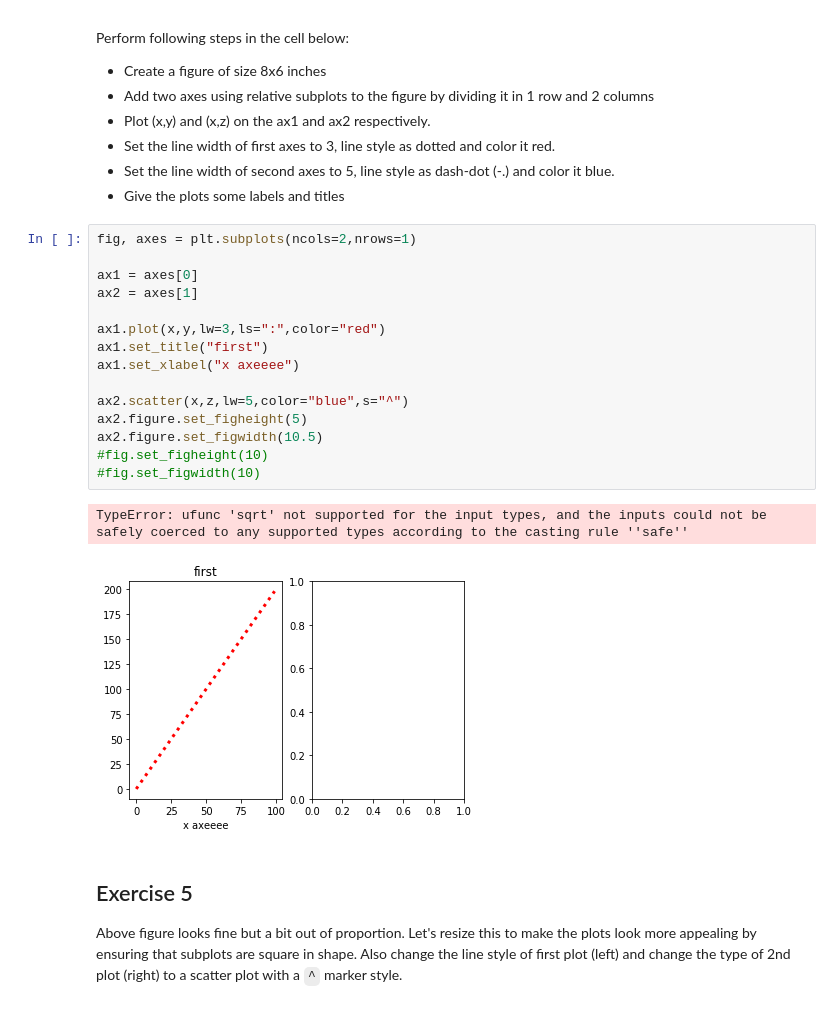
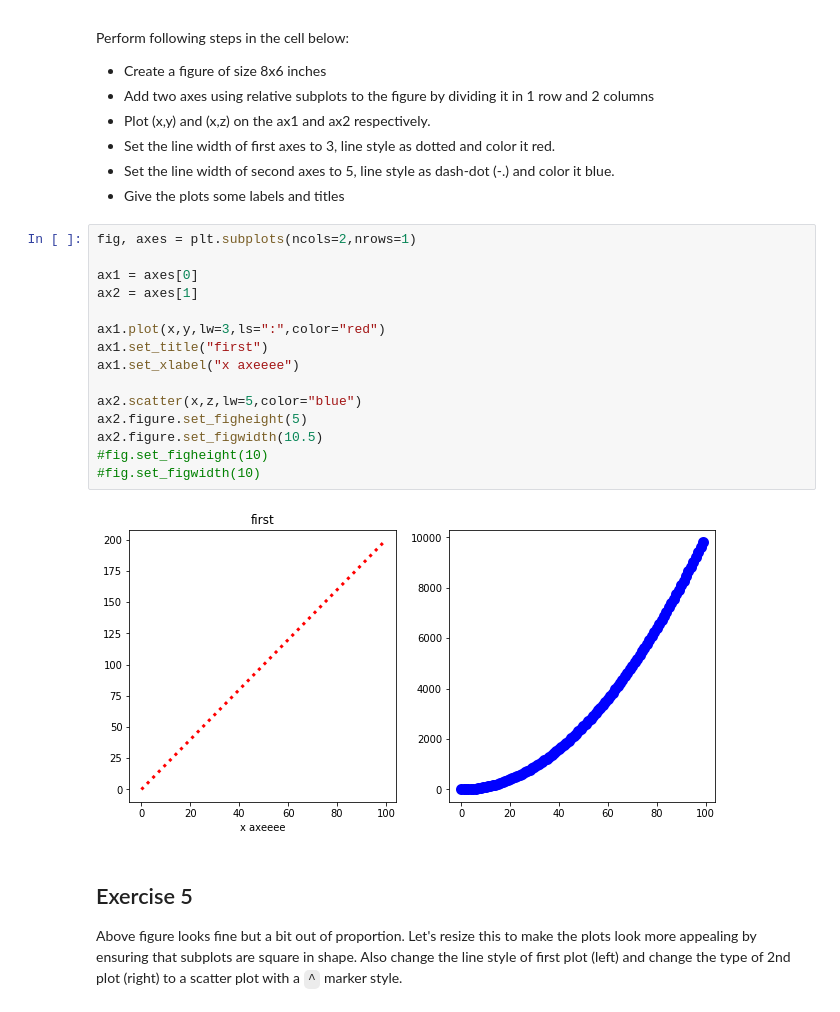
Before and after one commit to nsragow/dsc-more-practice-with-matplotlib-lab-nyc-ds-career-042219, a Jupyter notebook: index.ipynb, the cells around one changed output. Cells and saved outputs as stored; diff of their text form.

```diff
--- a/index.ipynb
+++ b/index.ipynb
@@ -112,21 +112,20 @@ Perform following steps in the cell below:
 # %%
 fig, axes = plt.subplots(ncols=2,nrows=1)
 
 ax1 = axes[0]
 ax2 = axes[1]
 
 ax1.plot(x,y,lw=3,ls=":",color="red")
 ax1.set_title("first")
 ax1.set_xlabel("x axeeee")
 
-ax2.scatter(x,z,lw=5,color="blue",s="^")
+ax2.scatter(x,z,lw=5,color="blue")
 ax2.figure.set_figheight(5)
 ax2.figure.set_figwidth(10.5)
 #fig.set_figheight(10)
 #fig.set_figwidth(10)
 # %% [output]
-TypeError: ufunc 'sqrt' not supported for the input types, and the inputs could not be safely coerced to any supported types according to the casting rule ''safe''
-[figure, old version]
+[figure, new version]
 # %% [markdown]
 ## Exercise 5
 
```
